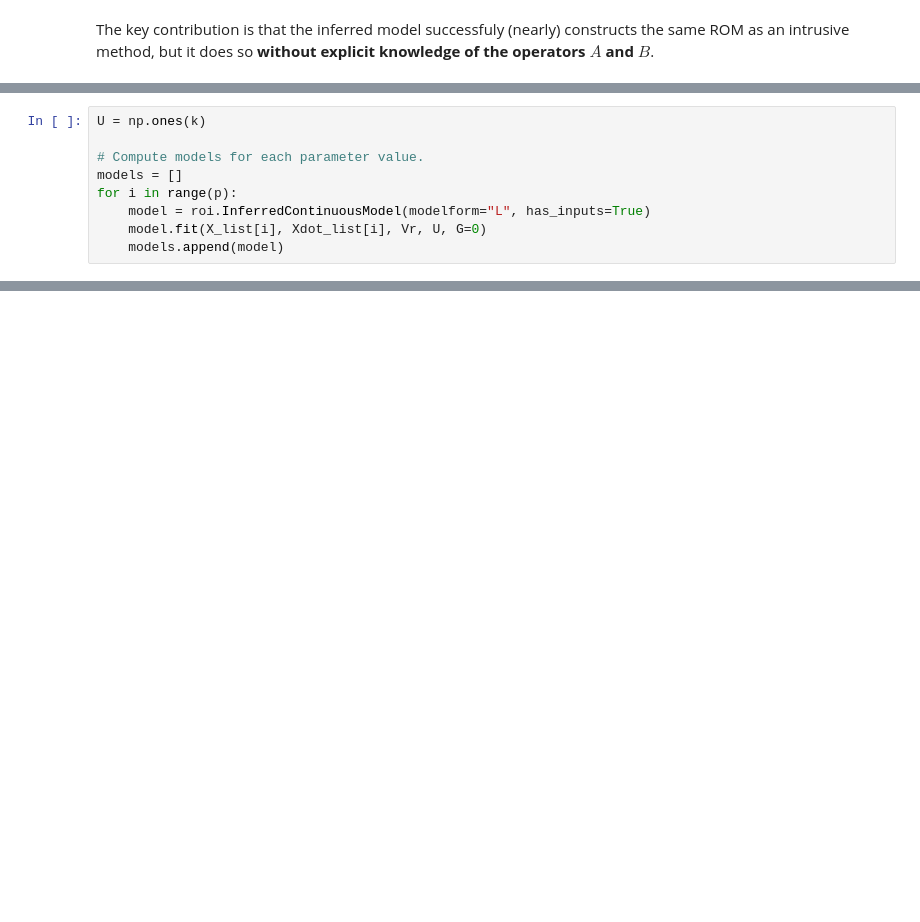
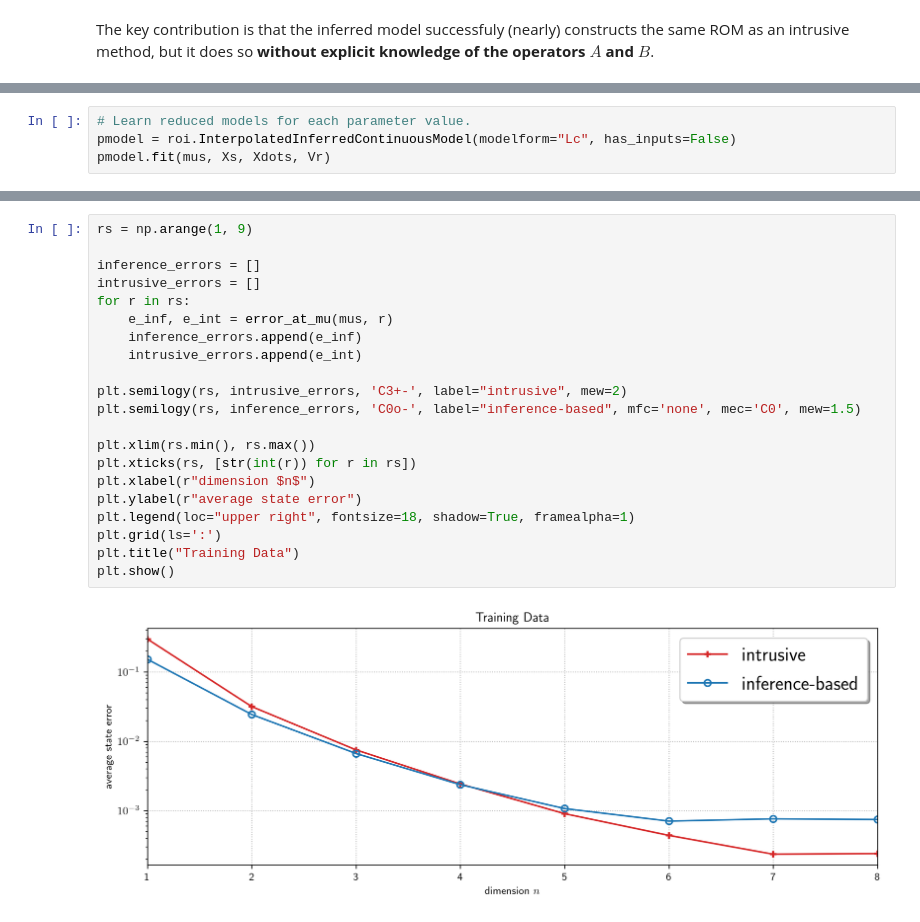
Before and after one commit to Willcox-Research-Group/rom-operator-inference-Python3, a Jupyter notebook: examples/heat_1D.ipynb, the cells around one changed output, grey strips where cells are left out. Drawn from its saved outputs; the diff is of its cells as text; blank space fills up the shorter version.

```diff
--- a/examples/heat_1D.ipynb
+++ b/examples/heat_1D.ipynb
@@ -363,9 +363,0 @@ print(average_relative_projection_error)
-# %%
-U = np.ones(k)
-
-# Compute models for each parameter value.
-models = []
-for i in range(p):
-    model = roi.InferredContinuousModel(modelform="L", has_inputs=True)
-    model.fit(X_list[i], Xdot_list[i], Vr, U, G=0)
-    models.append(model)
@@ -418,0 +368,4 @@ plt.show()
+# %%
+# Learn reduced models for each parameter value.
+pmodel = roi.InterpolatedInferredContinuousModel(modelform="Lc", has_inputs=False)
+pmodel.fit(mus, Xs, Xdots, Vr)
@@ -418,0 +421,23 @@ plt.show()
+# %%
+rs = np.arange(1, 9)
+
+inference_errors = []
+intrusive_errors = []
+for r in rs:
+    e_inf, e_int = error_at_mu(mus, r)
+    inference_errors.append(e_inf)
+    intrusive_errors.append(e_int)
+
+plt.semilogy(rs, intrusive_errors, 'C3+-', label="intrusive", mew=2)
+plt.semilogy(rs, inference_errors, 'C0o-', label="inference-based", mfc='none', mec='C0', mew=1.5)
+
+plt.xlim(rs.min(), rs.max())
+plt.xticks(rs, [str(int(r)) for r in rs])
+plt.xlabel(r"dimension $n$")
+plt.ylabel(r"average state error")
+plt.legend(loc="upper right", fontsize=18, shadow=True, framealpha=1)
+plt.grid(ls=':')
+plt.title("Training Data")
+plt.show()
+# %% [output]
+[figure, added]
```
Also changed, not shown: parts of 29 cells of this notebook, 7 other files.
